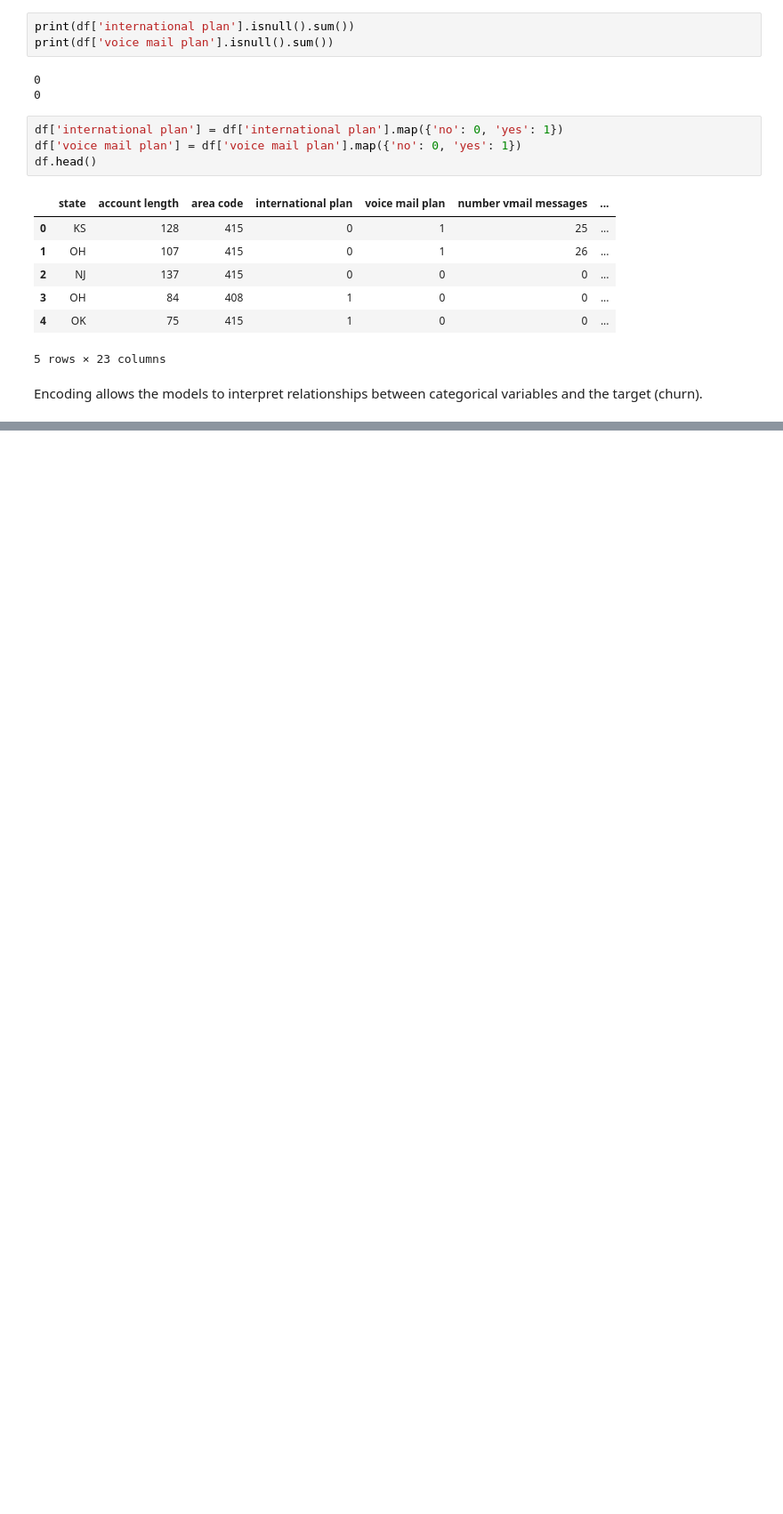
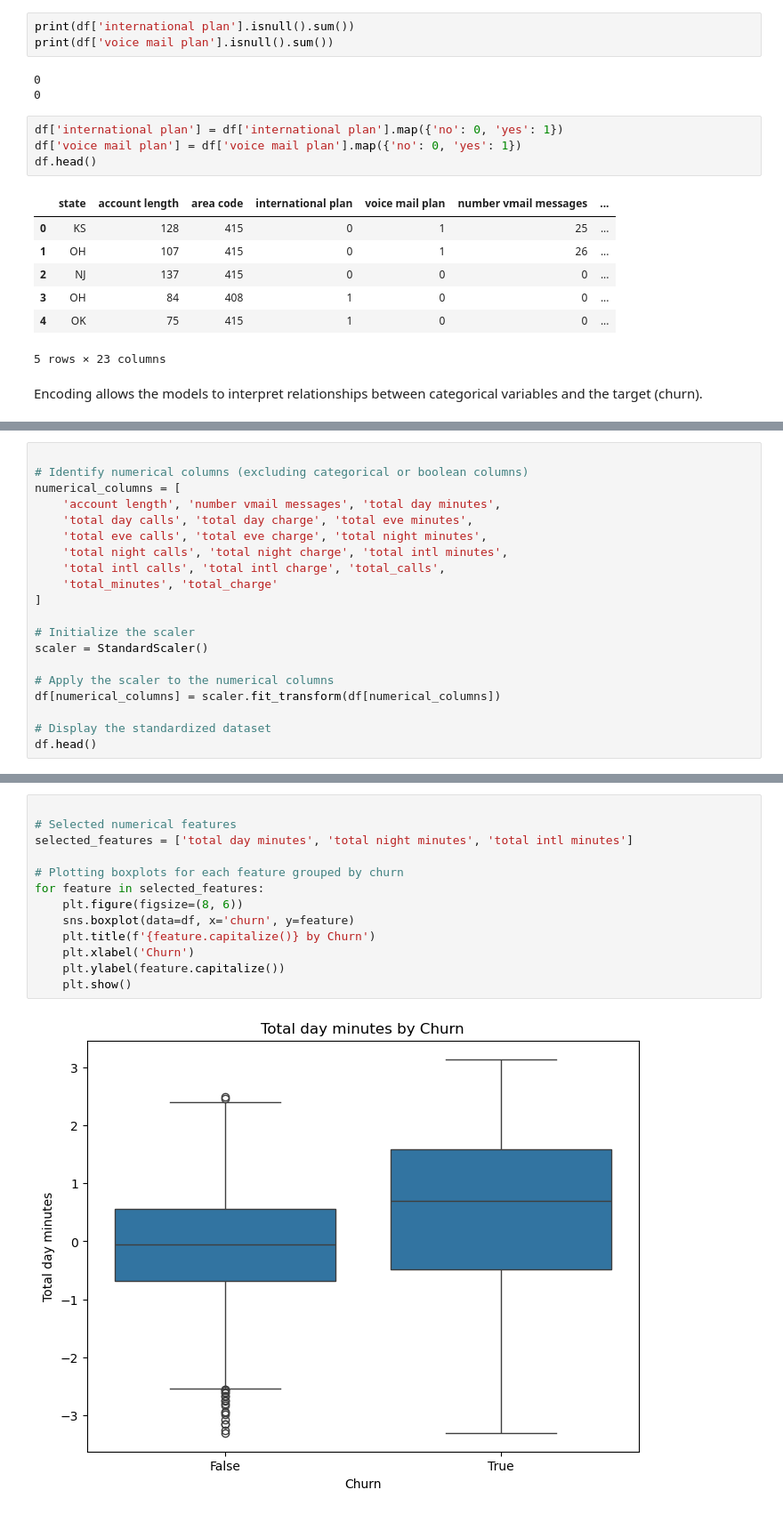
Before and after one commit to Calebmanju/phase-3---Telcom---Churn---Prediction, a Jupyter notebook: phase 3.ipynb, the cells around one changed output, grey strips where cells are left out. Shown: that part at 89% size. Saved outputs shown, nothing was run; the diff lists cells and outputs as text; blank space fills up the shorter version.

```diff
--- a/phase 3.ipynb
+++ b/phase 3.ipynb
@@ -220,0 +222,20 @@ df.head()
+# %%
+
+# Identify numerical columns (excluding categorical or boolean columns)
+numerical_columns = [
+    'account length', 'number vmail messages', 'total day minutes',
+    'total day calls', 'total day charge', 'total eve minutes',
+    'total eve calls', 'total eve charge', 'total night minutes',
+    'total night calls', 'total night charge', 'total intl minutes',
+    'total intl calls', 'total intl charge', 'total_calls',
+    'total_minutes', 'total_charge'
+]
+
+# Initialize the scaler
+scaler = StandardScaler()
+
+# Apply the scaler to the numerical columns
+df[numerical_columns] = scaler.fit_transform(df[numerical_columns])
+
+# Display the standardized dataset
+df.head()
@@ -220,0 +279,15 @@ df.head()
+# %%
+
+# Selected numerical features
+selected_features = ['total day minutes', 'total night minutes', 'total intl minutes']
+
+# Plotting boxplots for each feature grouped by churn
+for feature in selected_features:
+    plt.figure(figsize=(8, 6))
+    sns.boxplot(data=df, x='churn', y=feature)
+    plt.title(f'{feature.capitalize()} by Churn')
+    plt.xlabel('Churn')
+    plt.ylabel(feature.capitalize())
+    plt.show()
+# %% [output]
+[figure, added]
```
Also changed, not shown: parts of 12 cells of this notebook.
